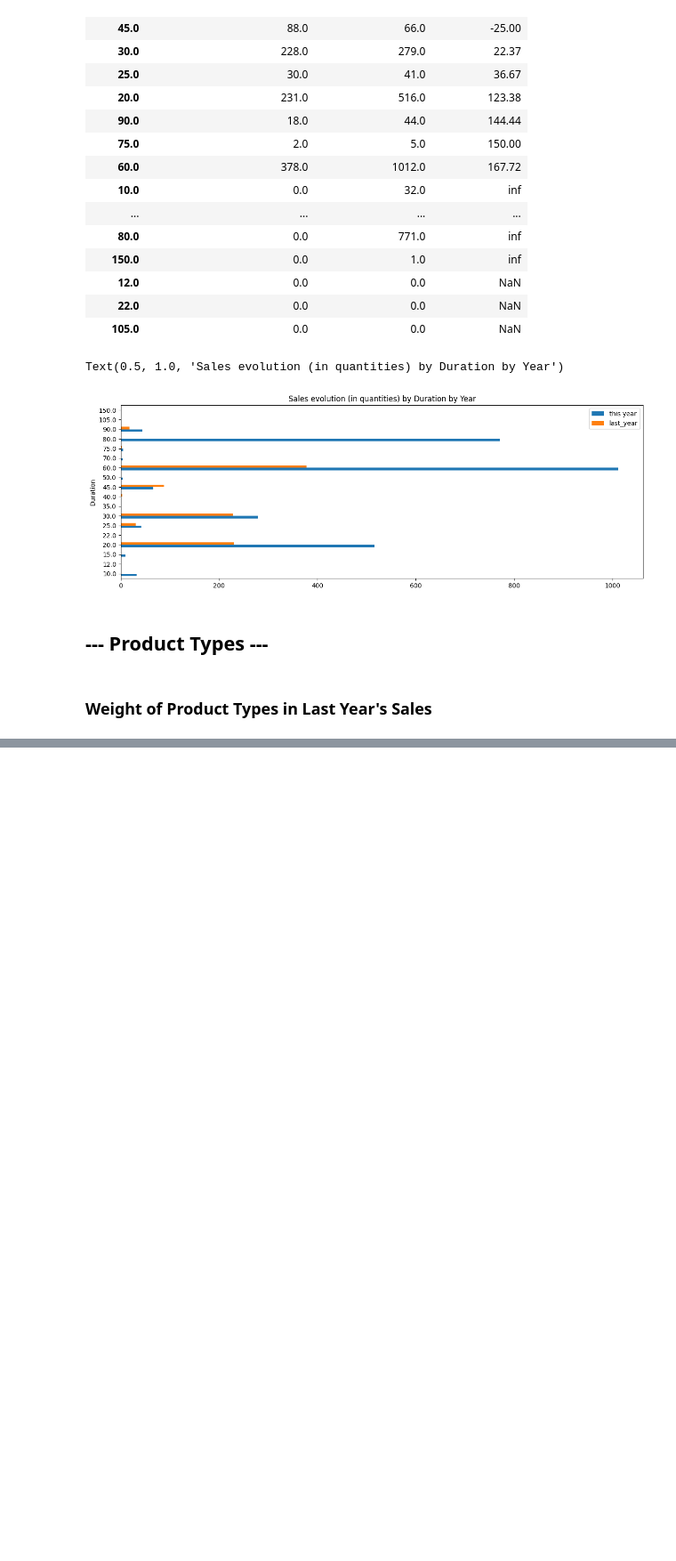
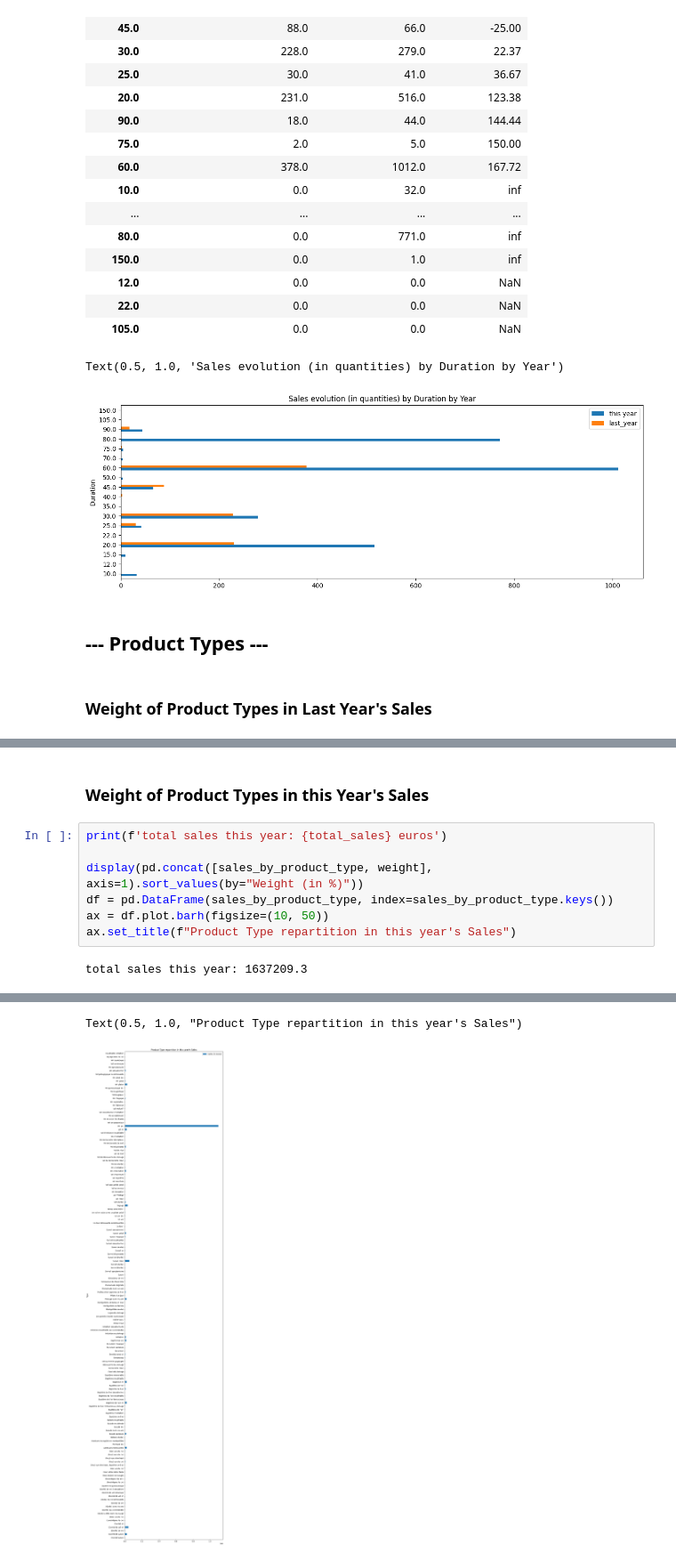
Before and after one commit to Alhuin/SmartBoxAnalysis, a Jupyter notebook: SmartBoxAnalysis.ipynb, the cells around one changed output, grey strips where cells are left out. Shown at 89% size. Drawn from its saved outputs; the diff is of its cells as text; blank space fills up the shorter version.

```diff
--- a/SmartBoxAnalysis.ipynb
+++ b/SmartBoxAnalysis.ipynb
@@ -744,3 +744,14 @@ total sales last year: 830169.2499999999
 | Vol en | 444903.25 | 53.59 |
 Text(0.5, 1.0, "Product Type repartition in last year's Sales")
 [figure]
+# %% [markdown]
+### Weight of Product Types in this Year's Sales
+# %%
+print(f'total sales this year: {total_sales} euros')
+
+display(pd.concat([sales_by_product_type, weight], axis=1).sort_values(by="Weight (in %)"))
+df = pd.DataFrame(sales_by_product_type, index=sales_by_product_type.keys())
+ax = df.plot.barh(figsize=(10, 50))
+ax.set_title(f"Product Type repartition in this year's Sales")
+# %% [output]
+total sales this year: 1637209.3
@@ -746,0 +776,2 @@ Text(0.5, 1.0, "Product Type repartition in last year's Sales")
+Text(0.5, 1.0, "Product Type repartition in this year's Sales")
+[figure, added]
```
Also changed, not shown: parts of 2 cells of this notebook.
